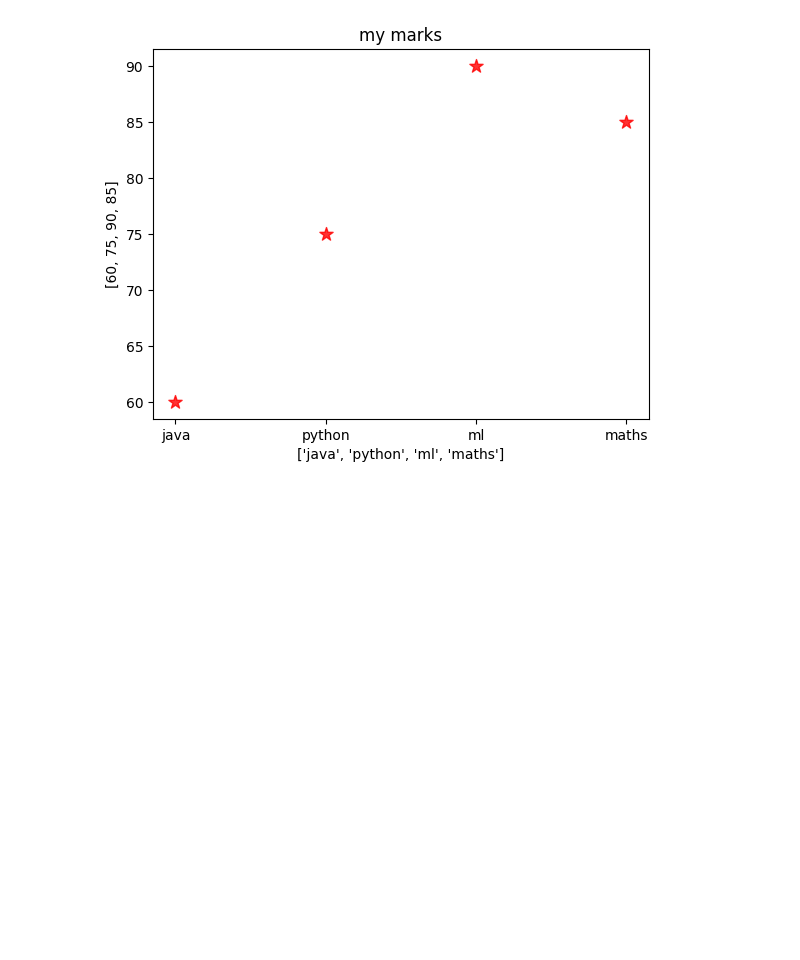
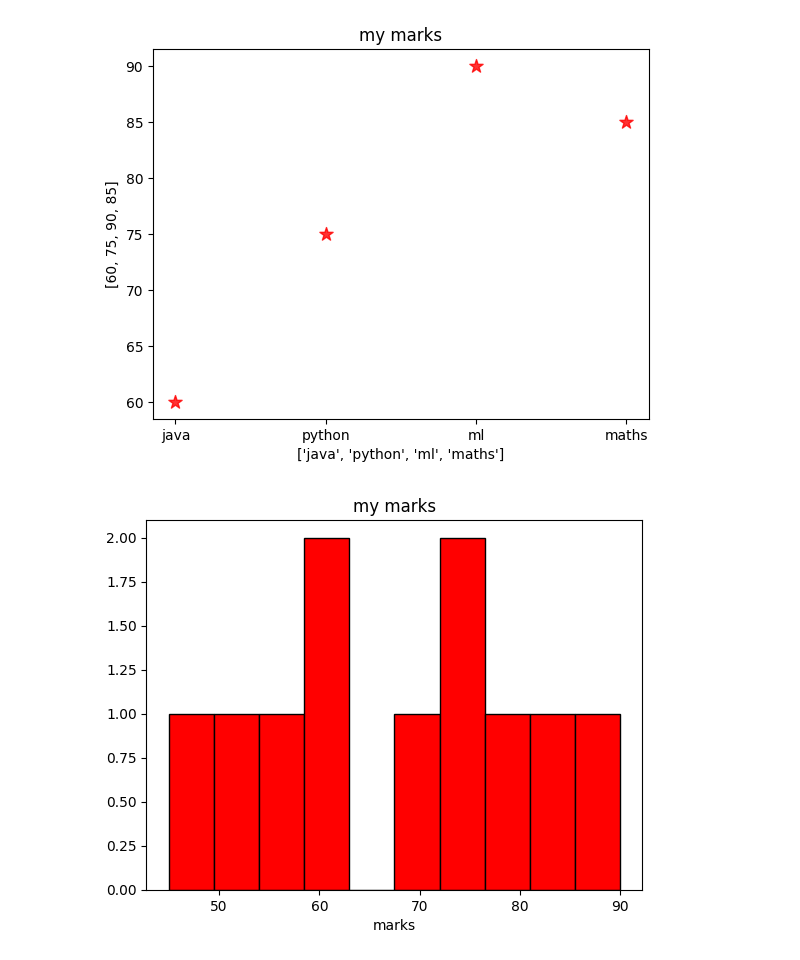
Before and after one commit to arunrajput1836-ui/data-visualization-, a Jupyter notebook: matplotlib.ipynb, the cells around one changed output. Saved outputs shown, nothing was run; the diff lists cells and outputs as text; code cells hidden in the pictures; blank space fills up the shorter version.

```diff
--- a/matplotlib.ipynb
+++ b/matplotlib.ipynb
@@ -60,3 +60,12 @@ plt.ylabel(marks)
 plt.show()
 # %% [output]
 [figure]
+# %%
+import matplotlib.pyplot as plt
+marks = [45,50,60,55,70,62,72,80,75,85,90]
+plt.hist(marks,color = "red",bins = 10,edgecolor ="black")
+plt.title("my marks")
+plt.xlabel("marks")
+plt.show()
+# %% [output]
+[figure, added]
```
